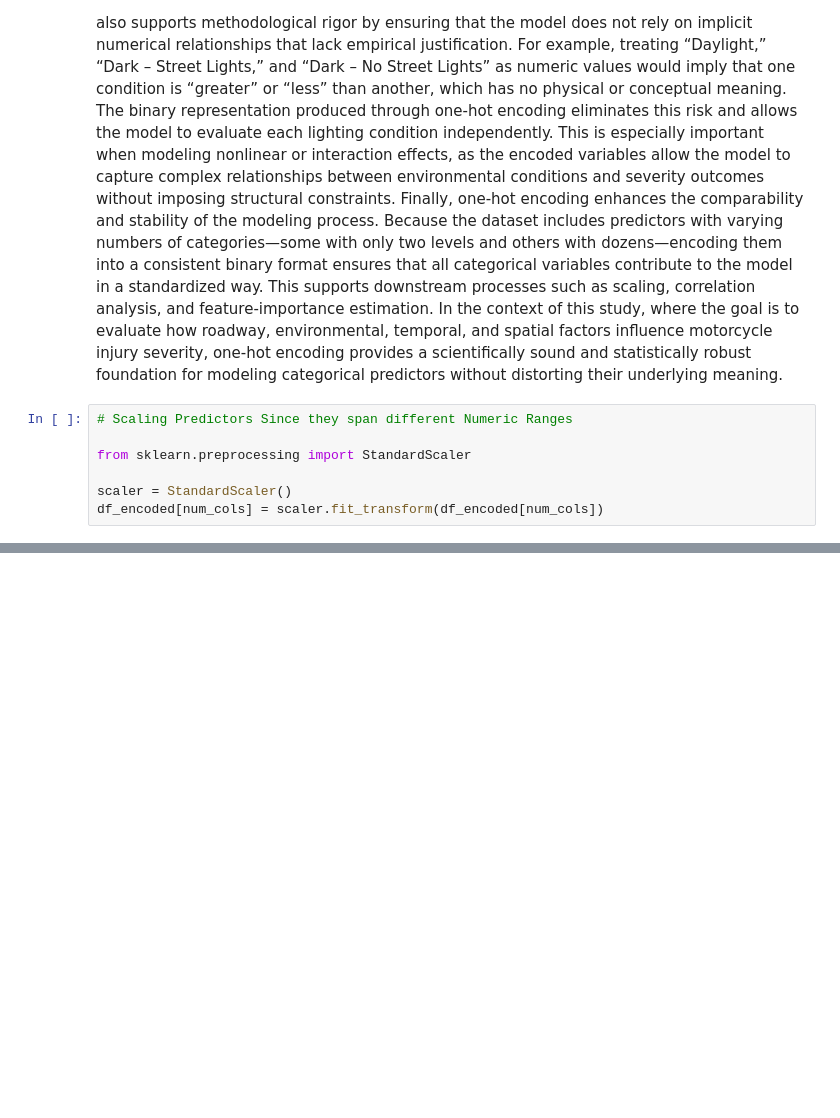
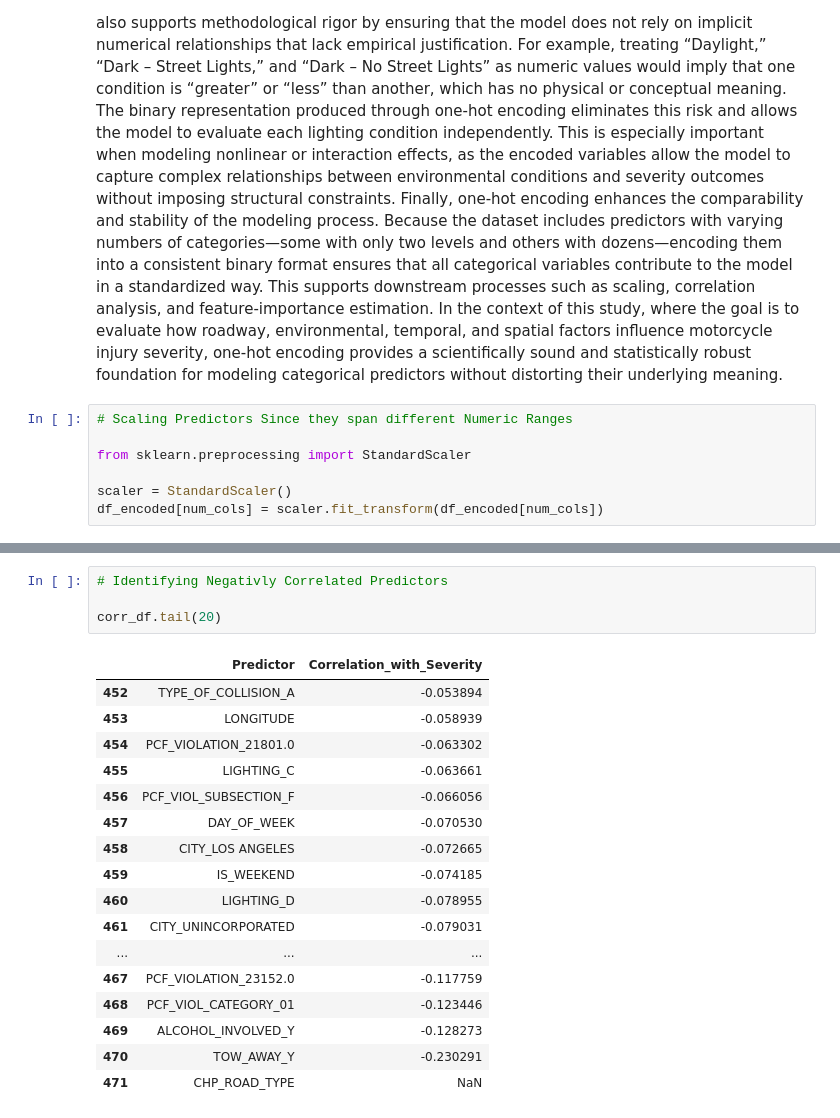
Before and after one commit to jeremiahsnipes/motorcycle_risk_project, a Jupyter notebook: SouthernCA_Analysis&Models.ipynb, the cells around one changed output, grey strips where cells are left out. Saved outputs shown, nothing was run; the diff lists cells and outputs as text; blank space fills up the shorter version.

```diff
--- a/SouthernCA_Analysis&Models.ipynb
+++ b/SouthernCA_Analysis&Models.ipynb
@@ -256,0 +327,22 @@ Finally, standardization enhances interpretability in the modeling phase. When n
+# %%
+# Identifying Negativly Correlated Predictors
+
+corr_df.tail(20)
+# %% [output]
+|  | Predictor | Correlation_with_Severity |
+| 452 | TYPE_OF_COLLISION_A | -0.053894 |
+| 453 | LONGITUDE | -0.058939 |
+| 454 | PCF_VIOLATION_21801.0 | -0.063302 |
+| 455 | LIGHTING_C | -0.063661 |
+| 456 | PCF_VIOL_SUBSECTION_F | -0.066056 |
+| 457 | DAY_OF_WEEK | -0.070530 |
+| 458 | CITY_LOS ANGELES | -0.072665 |
+| 459 | IS_WEEKEND | -0.074185 |
+| 460 | LIGHTING_D | -0.078955 |
+| 461 | CITY_UNINCORPORATED | -0.079031 |
+| ... | ... | ... |
+| 467 | PCF_VIOLATION_23152.0 | -0.117759 |
+| 468 | PCF_VIOL_CATEGORY_01 | -0.123446 |
+| 469 | ALCOHOL_INVOLVED_Y | -0.128273 |
+| 470 | TOW_AWAY_Y | -0.230291 |
+| 471 | CHP_ROAD_TYPE | NaN |
```
Also changed, not shown: parts of 21 cells of this notebook.
